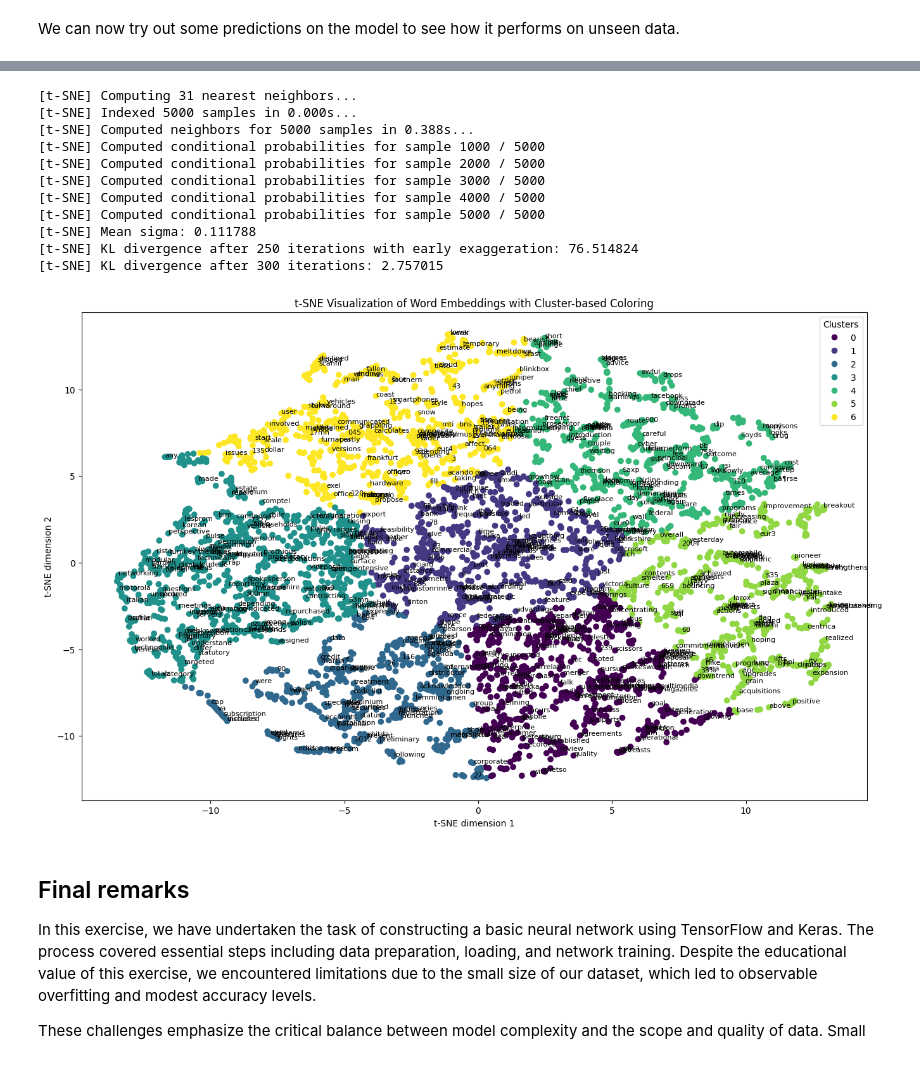
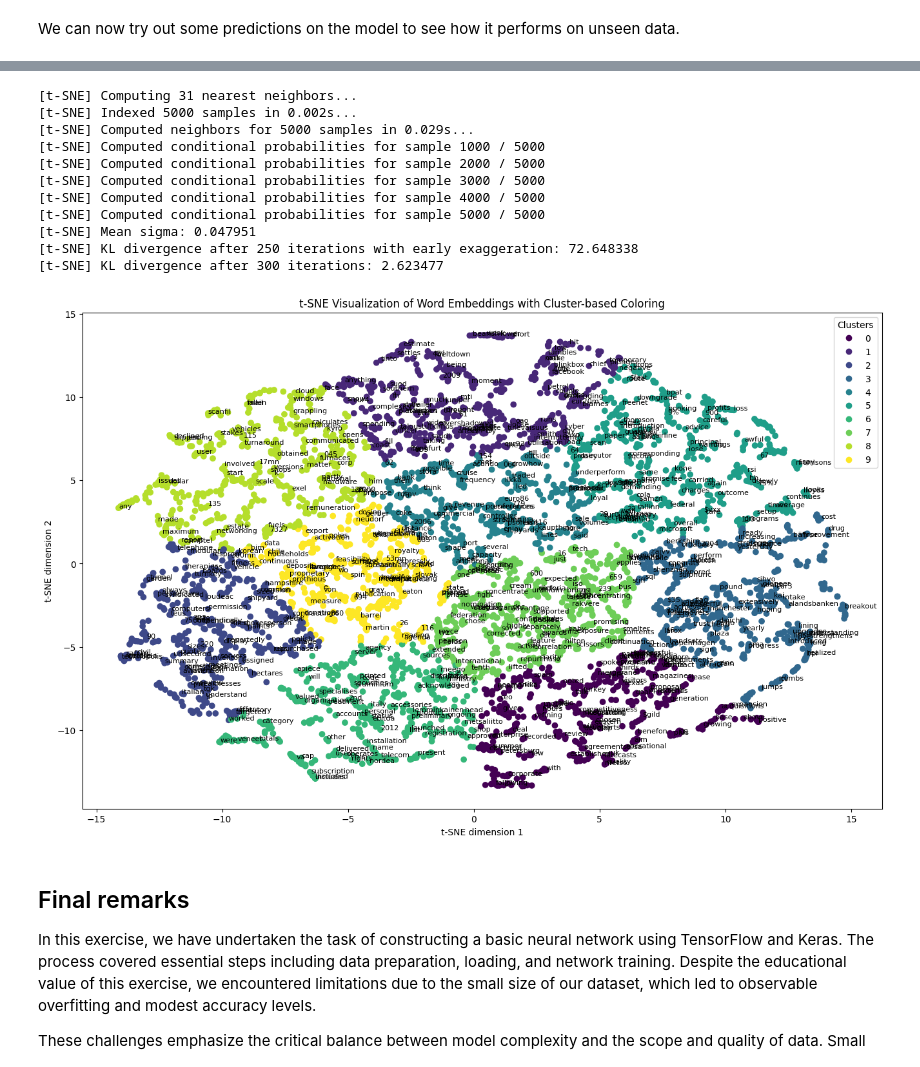
Before and after one commit to pedro-leitao/pedro-leitao.github.io, a Jupyter notebook: pages/experiments/sentiment-classification-partI/index.ipynb, the cells around one changed output, grey strips where cells are left out. Cells and saved outputs as stored; diff of their text form; code cells hidden in the pictures.

```diff
--- a/pages/experiments/sentiment-classification-partI/index.ipynb
+++ b/pages/experiments/sentiment-classification-partI/index.ipynb
@@ -166,8 +166,8 @@ Larger batch sizes:
 # Define identifiable information
 model_name = 'model-nn'
 timestamp = datetime.datetime.now().strftime("%Y%m%d-%H%M%S")
-batch_size = 64
-embedding_dim = 128
+batch_size = 16
+embedding_dim = 4
 
 # Create the model
 from tensorflow.keras.models import Sequential
@@ -182,7 +182,7 @@ model = Sequential([
 ])
 
 # Define a lower learning rate
-learning_rate = 0.0001
+learning_rate = 0.001
 
 # Create an Adam optimizer with the desired learning rate
 optimizer = Adam(learning_rate=learning_rate)
@@ -387,45 +388,45 @@ tsne = TSNE(n_components=2, verbose=1, perplexity=10, n_iter=300)
 tsne_results = tsne.fit_transform(embeddings)
 
 # Apply K-means clustering on the t-SNE results
-kmeans = KMeans(n_clusters=7, random_state=42)  # Adjust n_clusters as needed
+kmeans = KMeans(n_clusters=10, random_state=42)  # Adjust n_clusters as needed
 clusters = kmeans.fit_predict(tsne_results)
 
 # Reverse mapping from index to word, adjusted to ensure it matches the embeddings size
 num_embeddings = tsne_results.shape[0]
 reverse_word_map = {index: word for word, index in tokenizer.word_index.items() if index < num_embeddings}
 
 # Plotting with cluster-based coloring
 plt.figure(figsize=(16, 10))
 scatter = plt.scatter(tsne_results[:, 0], tsne_results[:, 1], c=clusters, cmap='viridis')  # Color by cluster membership
 
 # Annotate a subset of words to avoid clutter
 for i in range(num_embeddings):
     if i % 7 == 0:  # Adjust to annotate 1/7th of the words
         word = reverse_word_map.get(i)
         if word:
             safe_word = word.replace("$", "\$")
             plt.annotate(safe_word, (tsne_results[i, 0], tsne_results[i, 1]), fontsize=8)
 
 plt.xlabel('t-SNE dimension 1')
 plt.ylabel('t-SNE dimension 2')
 plt.title('t-SNE Visualization of Word Embeddings with Cluster-based Coloring')
 
 # Creating a legend for clusters
 plt.legend(*scatter.legend_elements(), loc="best", title="Clusters")
 plt.show()
 # %% [output]
 [t-SNE] Computing 31 nearest neighbors...
-[t-SNE] Indexed 5000 samples in 0.000s...
-[t-SNE] Computed neighbors for 5000 samples in 0.388s...
+[t-SNE] Indexed 5000 samples in 0.002s...
+[t-SNE] Computed neighbors for 5000 samples in 0.029s...
 [t-SNE] Computed conditional probabilities for sample 1000 / 5000
 [t-SNE] Computed conditional probabilities for sample 2000 / 5000
 [t-SNE] Computed conditional probabilities for sample 3000 / 5000
 [t-SNE] Computed conditional probabilities for sample 4000 / 5000
 [t-SNE] Computed conditional probabilities for sample 5000 / 5000
-[t-SNE] Mean sigma: 0.111788
-[t-SNE] KL divergence after 250 iterations with early exaggeration: 76.514824
-[t-SNE] KL divergence after 300 iterations: 2.757015
+[t-SNE] Mean sigma: 0.047951
+[t-SNE] KL divergence after 250 iterations with early exaggeration: 72.648338
+[t-SNE] KL divergence after 300 iterations: 2.623477
-[figure, old version]
+[figure, new version]
 # %% [markdown]
 ## Final remarks
 
```
Also changed, not shown: parts of 5 cells of this notebook, 2 other files.
